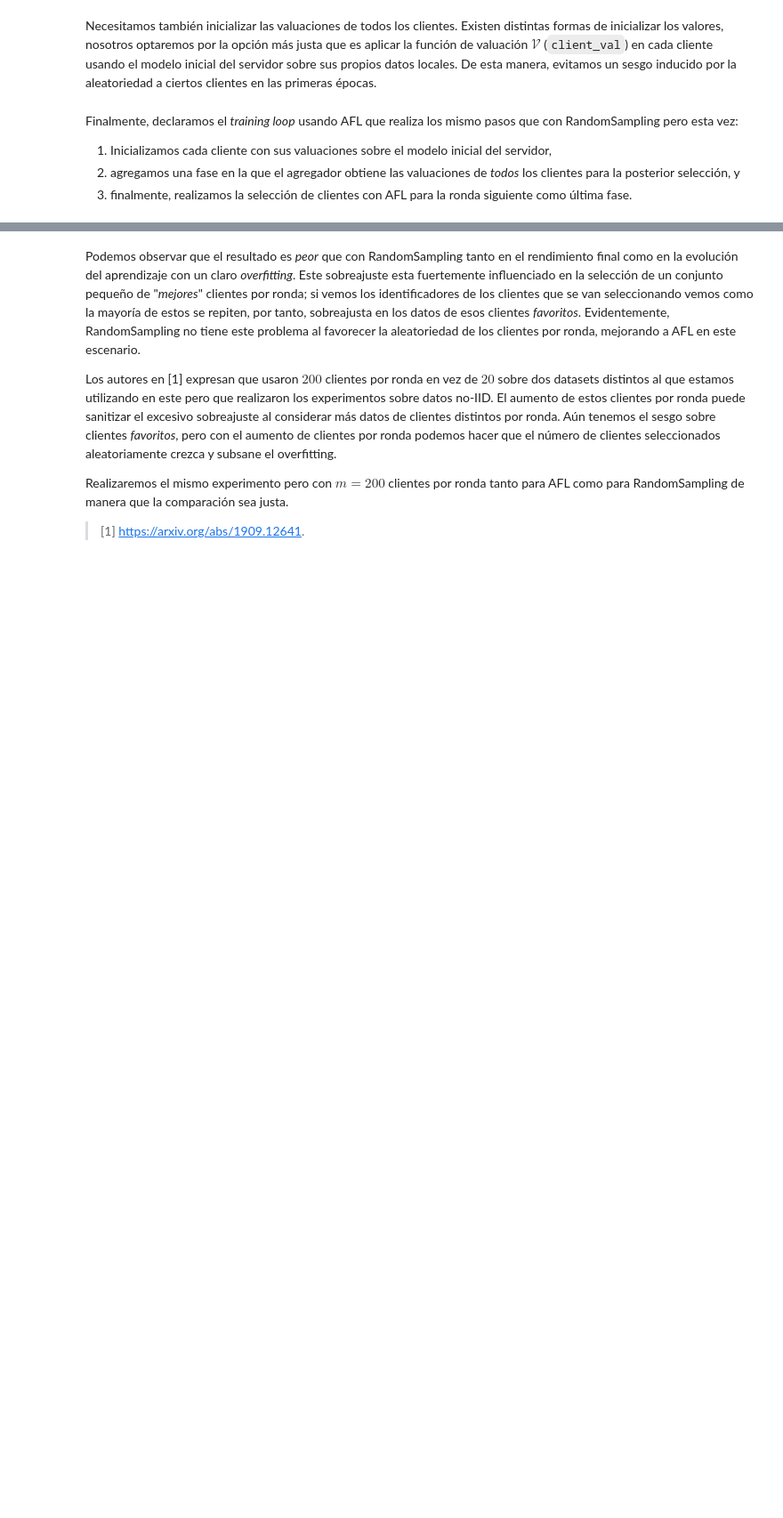
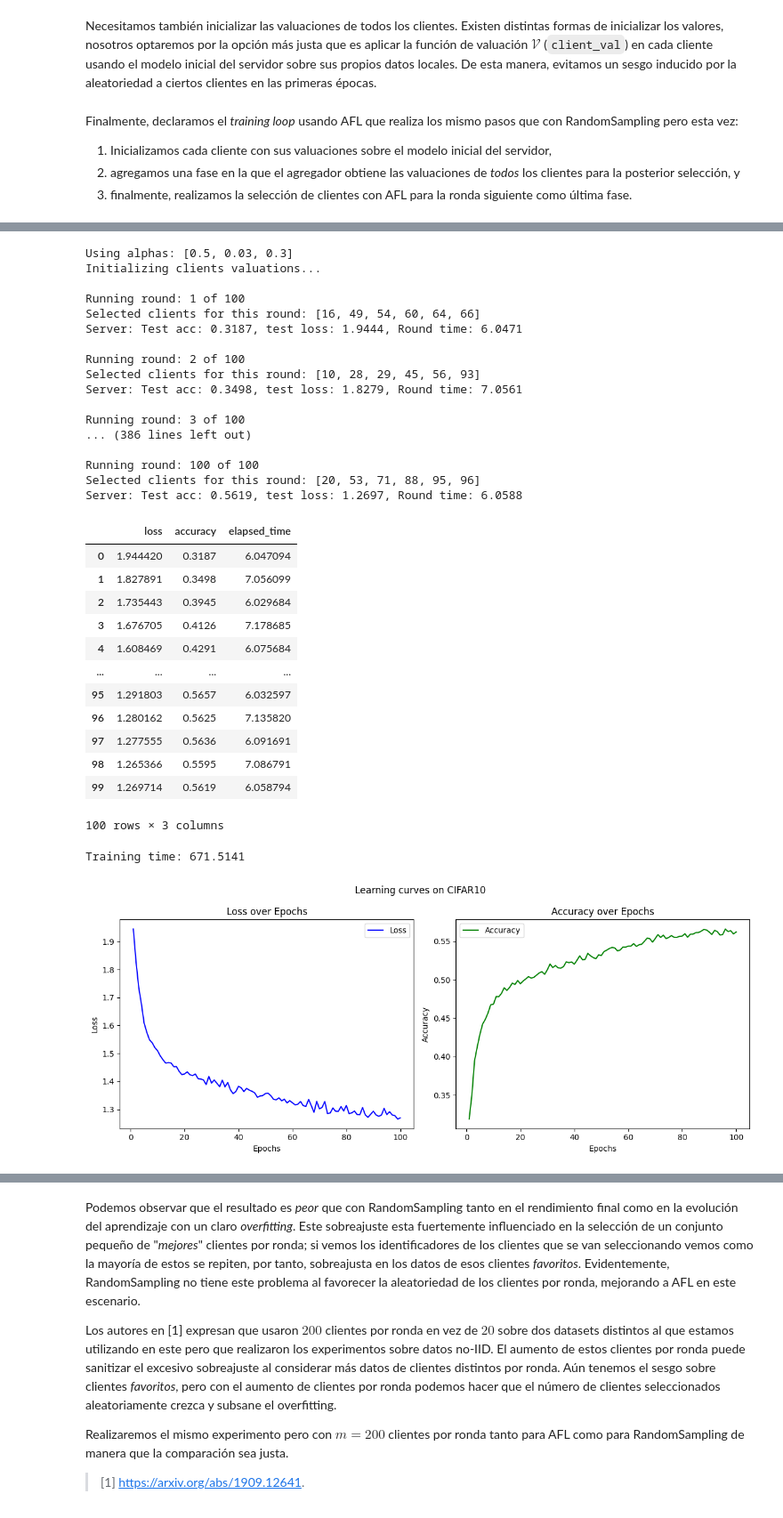
Before and after one commit to mayoras/flex-cs, a Jupyter notebook: notebooks/active.ipynb, the cells around one changed output, grey strips where cells are left out. Shown at 89% size. Cells and saved outputs as stored; diff of their text form; code cells hidden in the pictures; blank space fills up the shorter version.

```diff
--- a/notebooks/active.ipynb
+++ b/notebooks/active.ipynb
@@ -702,4 +757,10 @@ Finalmente, declaramos el _training loop_ usando AFL que realiza los mismo pasos
 1. Inicializamos cada cliente con sus valuaciones sobre el modelo inicial del servidor,
 2. agregamos una fase en la que el agregador obtiene las valuaciones de _todos_ los clientes para la posterior selección, y
 3. finalmente, realizamos la selección de clientes con AFL para la ronda siguiente como última fase.
+# %%
+DEBUG = True
+
+def log(msg):
+    if DEBUG:
+        print(msg)
 # %%
@@ -827,3 +931,50 @@ Server: Test acc: 0.5266, test loss: 1.3321
+# %%
+# set hyperparameters
+ALPHA1 = 0.5
+ALPHA2 = 0.03
+ALPHA3 = 0.3
+
+start = time.time()
+losses, accuracies, elapsed = train_n_rounds(pool_cifar, n_rounds=CIFAR_ROUNDS, clients_per_round=6, problem="cifar")
+end = time.time()
+
+save_data(pool_cifar, losses, accuracies, elapsed, f"active_cifar_{CIFAR_ROUNDS}")
+
+print(f"Training time: {(end - start):.4f}")
+plot_loss_accuracy(losses, accuracies, title="Learning curves on CIFAR10")
+# %% [output]
+Using alphas: [0.5, 0.03, 0.3]
+Initializing clients valuations...
+
+Running round: 1 of 100
+Selected clients for this round: [16, 49, 54, 60, 64, 66]
+Server: Test acc: 0.3187, test loss: 1.9444, Round time: 6.0471
+
+Running round: 2 of 100
+Selected clients for this round: [10, 28, 29, 45, 56, 93]
+Server: Test acc: 0.3498, test loss: 1.8279, Round time: 7.0561
+
+Running round: 3 of 100
+... (386 lines left out)
+
+Running round: 100 of 100
+Selected clients for this round: [20, 53, 71, 88, 95, 96]
+Server: Test acc: 0.5619, test loss: 1.2697, Round time: 6.0588
+|  | loss | accuracy | elapsed_time |
+| 0 | 1.944420 | 0.3187 | 6.047094 |
+| 1 | 1.827891 | 0.3498 | 7.056099 |
+| 2 | 1.735443 | 0.3945 | 6.029684 |
+| 3 | 1.676705 | 0.4126 | 7.178685 |
+| 4 | 1.608469 | 0.4291 | 6.075684 |
+| ... | ... | ... | ... |
+| 95 | 1.291803 | 0.5657 | 6.032597 |
+| 96 | 1.280162 | 0.5625 | 7.135820 |
+| 97 | 1.277555 | 0.5636 | 6.091691 |
+| 98 | 1.265366 | 0.5595 | 7.086791 |
+| 99 | 1.269714 | 0.5619 | 6.058794 |
+100 rows × 3 columns
+Training time: 671.5141
+[figure, added]
 # %%
 losses, accuracies = train_n_rounds_afl(15)
 plot_loss_accuracy(losses, accuracies)
```
Also changed, not shown: parts of 21 cells of this notebook.
